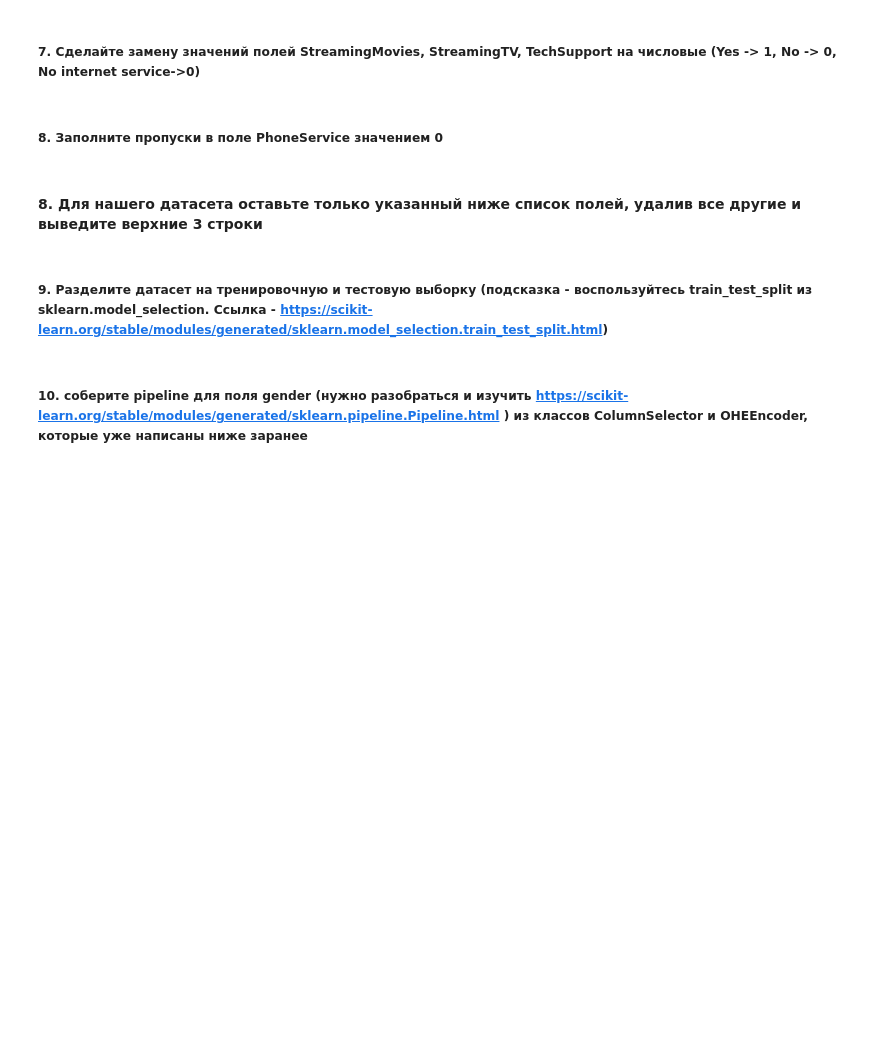
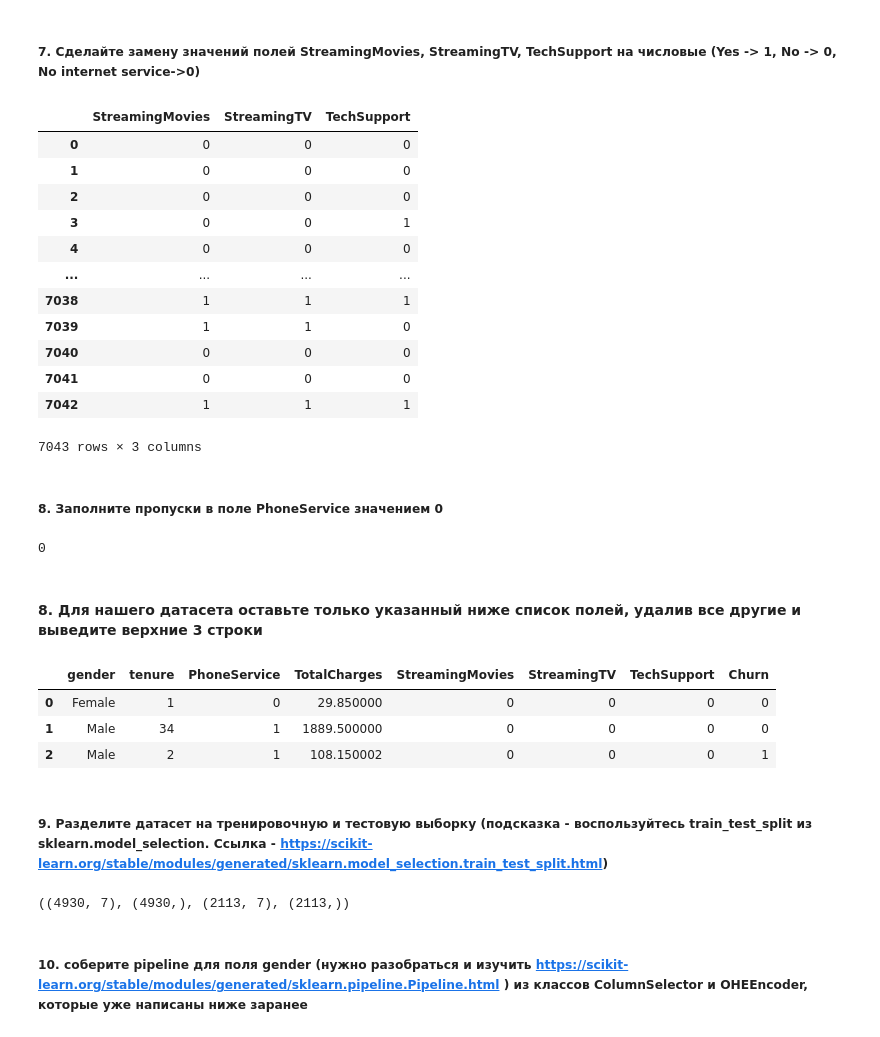
Before and after one commit to shatandv/GB_ML_Business_2021_04_26, a Jupyter notebook: homework/lesson1/les1_homework.ipynb, the cells around one changed output. Saved outputs shown, nothing was run; the diff lists cells and outputs as text; code cells hidden in the pictures; blank space fills up the shorter version.

```diff
--- a/homework/lesson1/les1_homework.ipynb
+++ b/homework/lesson1/les1_homework.ipynb
@@ -69,0 +109,5 @@ df.head(3)
+# %%
+df['TotalCharges'] = df['TotalCharges'].astype(np.float32)
+# %%
+df['TotalCharges'] = df['TotalCharges'].fillna(0)
+df['TotalCharges'].isna().sum()
@@ -73,0 +132,2 @@ df.head(3)
+# %%
+df['Churn'] = df['Churn'].map(yes_to_one)
@@ -78,2 +151,20 @@ df.head(3)
+# %%
+df[['StreamingMovies', 'StreamingTV', 'TechSupport']] = df[['StreamingMovies', 'StreamingTV', 'TechSupport']].applymap(yes_to_one)
+# %%
+df[['StreamingMovies', 'StreamingTV', 'TechSupport']]
+# %% [output]
+|  | StreamingMovies | StreamingTV | TechSupport |
+| 0 | 0 | 0 | 0 |
+| 1 | 0 | 0 | 0 |
+| 2 | 0 | 0 | 0 |
+| 3 | 0 | 0 | 1 |
+| 4 | 0 | 0 | 0 |
+| ... | ... | ... | ... |
+| 7038 | 1 | 1 | 1 |
+| 7039 | 1 | 1 | 0 |
+| 7040 | 0 | 0 | 0 |
+| 7041 | 0 | 0 | 0 |
+| 7042 | 1 | 1 | 1 |
+7043 rows × 3 columns
 # %% [markdown]
 ##### 8. Заполните пропуски в поле PhoneService значением 0
@@ -82,9 +171,21 @@ df.head(3)
+# %%
+df['PhoneService'] = df['PhoneService'].fillna(0)
+df['PhoneService'].isna().sum()
+# %% [output]
+0
 # %% [markdown]
 #### 8. Для нашего датасета оставьте только указанный ниже список полей, удалив все другие и выведите верхние 3 строки
 # %%
 columns = ['gender', 'tenure', 'PhoneService', 'TotalCharges',
            'StreamingMovies', 'StreamingTV', 'TechSupport', 'Churn']
-#Ваш код здесь
+
+df = df[columns]
+df.head(3)
+# %% [output]
+|  | gender | tenure | PhoneService | TotalCharges | StreamingMovies | StreamingTV | TechSupport | Churn |
+| 0 | Female | 1 | 0 | 29.850000 | 0 | 0 | 0 | 0 |
+| 1 | Male | 34 | 1 | 1889.500000 | 0 | 0 | 0 | 0 |
+| 2 | Male | 2 | 1 | 108.150002 | 0 | 0 | 0 | 1 |
 # %% [markdown]
 ##### 9. Разделите датасет на тренировочную и тестовую выборку (подсказка - воспользуйтесь train_test_split из sklearn.model_selection. Ссылка - https://scikit-learn.org/stable/modules/generated/sklearn.model_selection.train_test_split.html)
 # %%
@@ -96,3 +198,7 @@ target = 'Churn'
+# %%
+X_train.shape, y_train.shape, X_test.shape, y_test.shape
+# %% [output]
+((4930, 7), (4930,), (2113, 7), (2113,))
 # %% [markdown]
 ##### 10. соберите pipeline для поля gender (нужно разобраться и изучить https://scikit-learn.org/stable/modules/generated/sklearn.pipeline.Pipeline.html ) из классов ColumnSelector и OHEEncoder, которые уже написаны ниже заранее
 # %%
```
Also changed, not shown: parts of 34 cells of this notebook, 3 other files.
